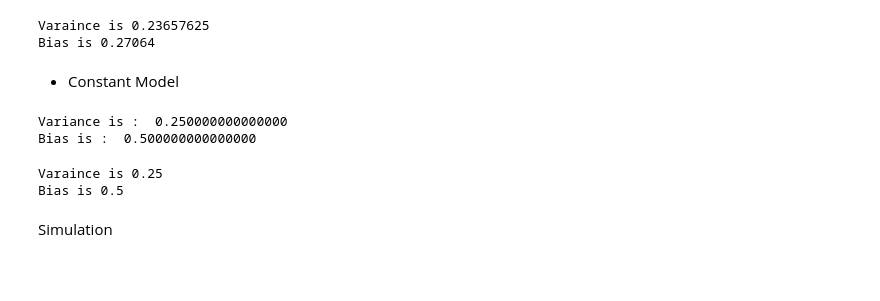
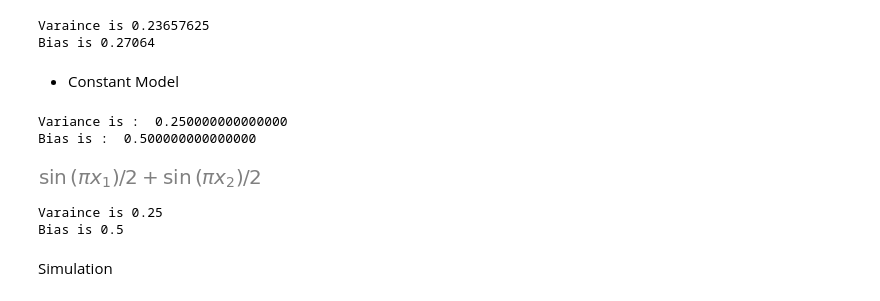
Before and after one commit to BestTP/Machine_Learning, a Jupyter notebook: Generalization.ipynb, the cells around one changed output. Drawn from its saved outputs; the diff is of its cells as text; code cells hidden in the pictures; blank space fills up the shorter version.

```diff
--- a/Generalization.ipynb
+++ b/Generalization.ipynb
@@ -108,6 +113,11 @@ print('Bias is : ',bias.evalf())
 # %% [output]
 Variance is :  0.250000000000000
 Bias is :  0.500000000000000
+# %%
+gd = (sin(pi*x1)+sin(pi*x2))/2
+gd
+# %% [output]
+[figure, added]
 # %%
 print('Constant')
 print('gd is ((sin(pi*x1)+sin(pi*x2))/2)')
```
Also changed, not shown: parts of 6 cells of this notebook, 2 other files.
